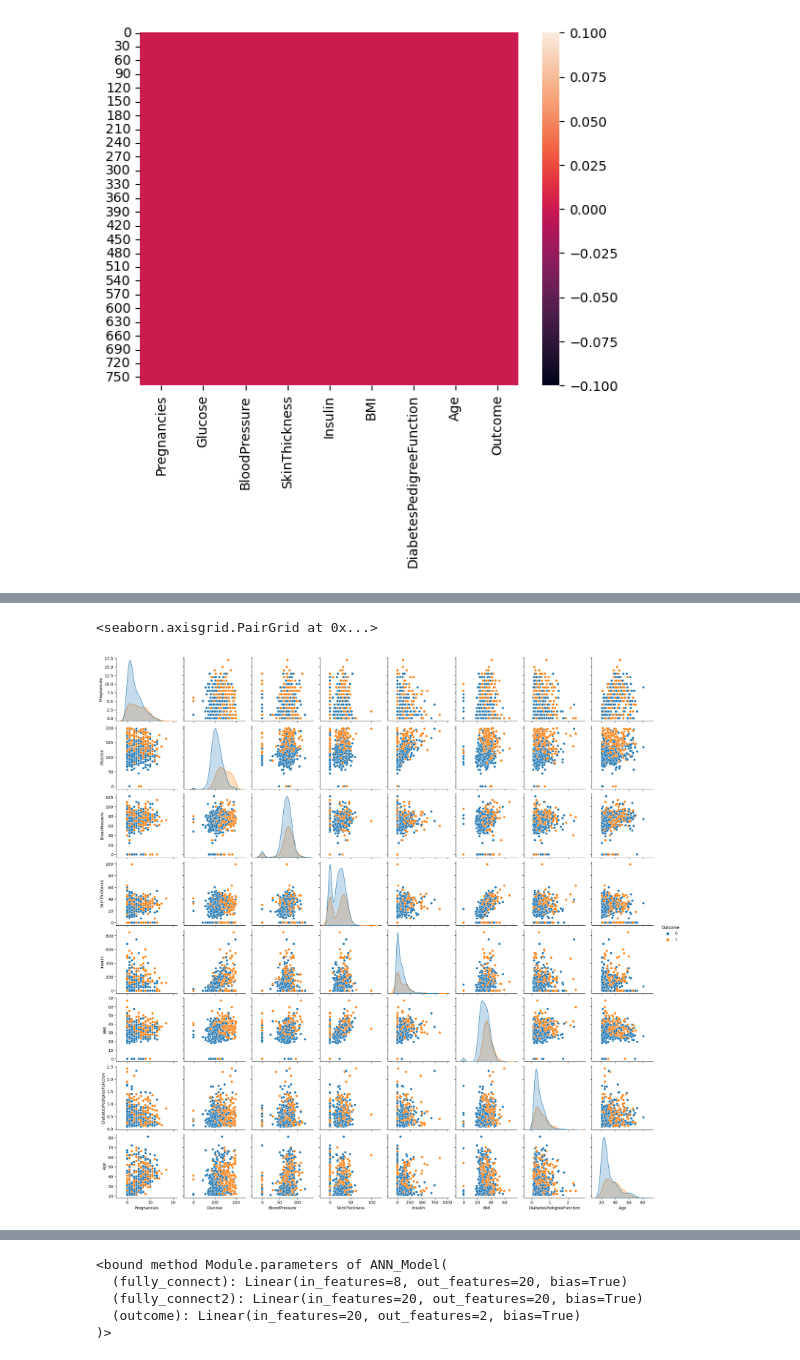
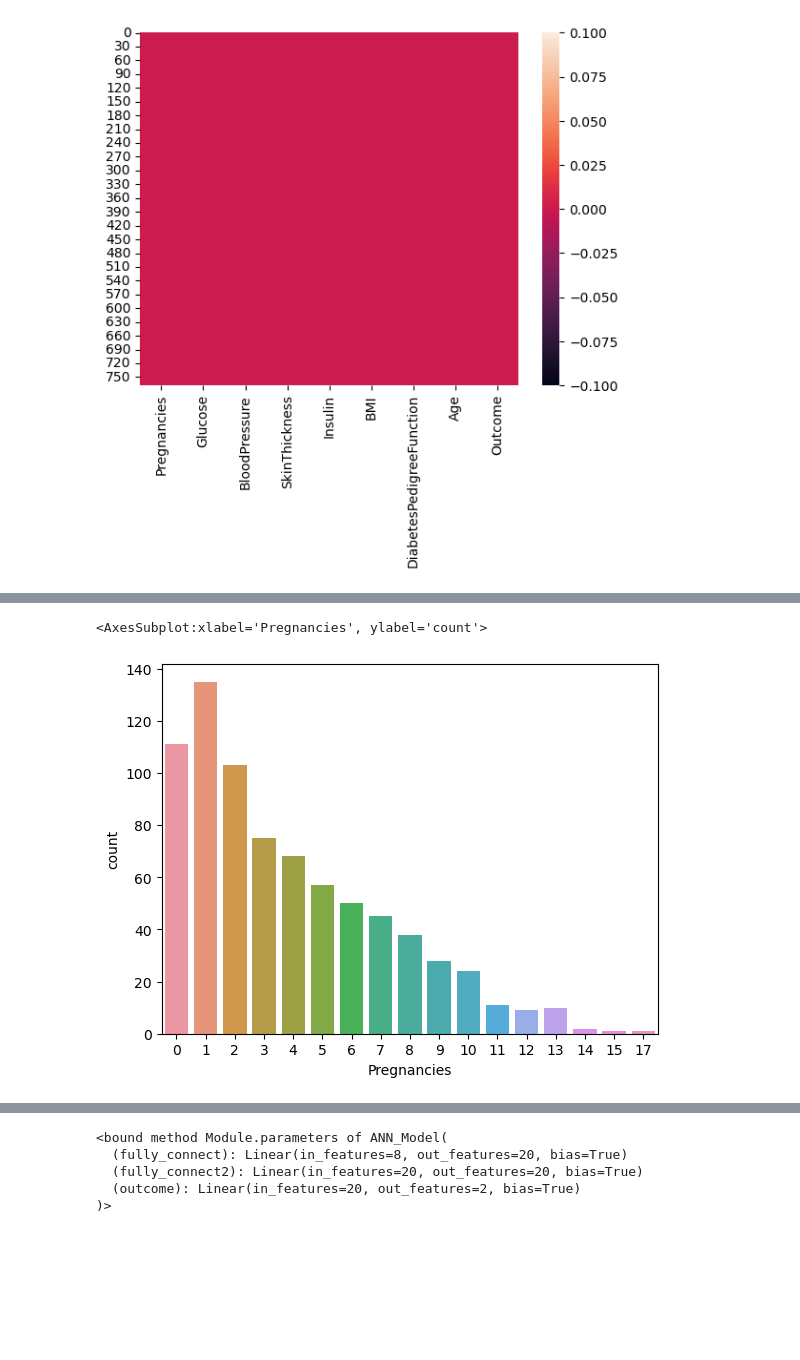
Before and after one commit to Dishaa09/Kaggle-Projects-, a Jupyter notebook: pima-indian-diabetes-prediction-using-pytorch.ipynb, the cells around one changed output, grey strips where cells are left out. Saved outputs shown, nothing was run; the diff lists cells and outputs as text; code cells hidden in the pictures; blank space fills up the shorter version.

```diff
--- a/pima-indian-diabetes-prediction-using-pytorch.ipynb
+++ b/pima-indian-diabetes-prediction-using-pytorch.ipynb
@@ -60,5 +87,5 @@ sns.heatmap(df.isnull())
 # %%
-sns.pairplot(data=df, hue='Outcome')
+sns.countplot(data=df, x='Pregnancies')
 # %% [output]
-<seaborn.axisgrid.PairGrid at 0x...>
+<AxesSubplot:xlabel='Pregnancies', ylabel='count'>
-[figure, old version]
+[figure, new version]
```
Also changed, not shown: parts of 25 cells of this notebook.
